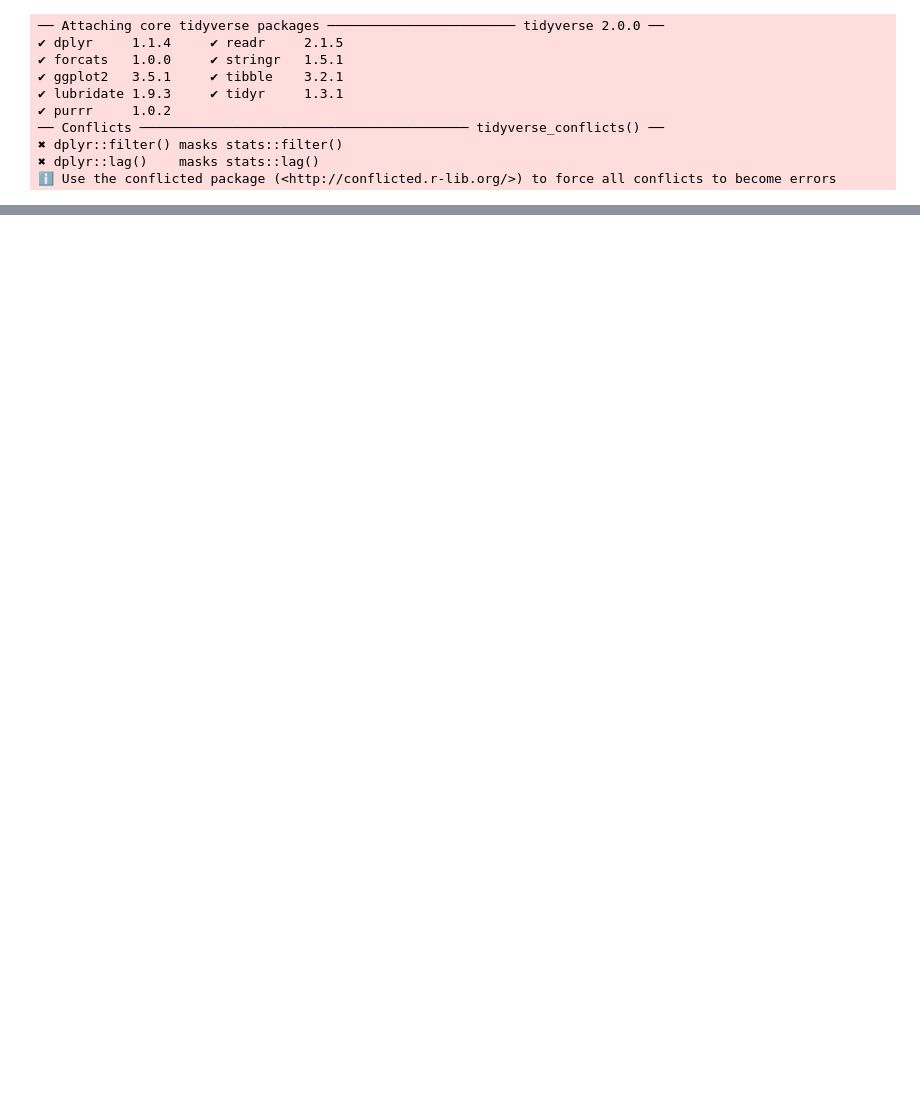
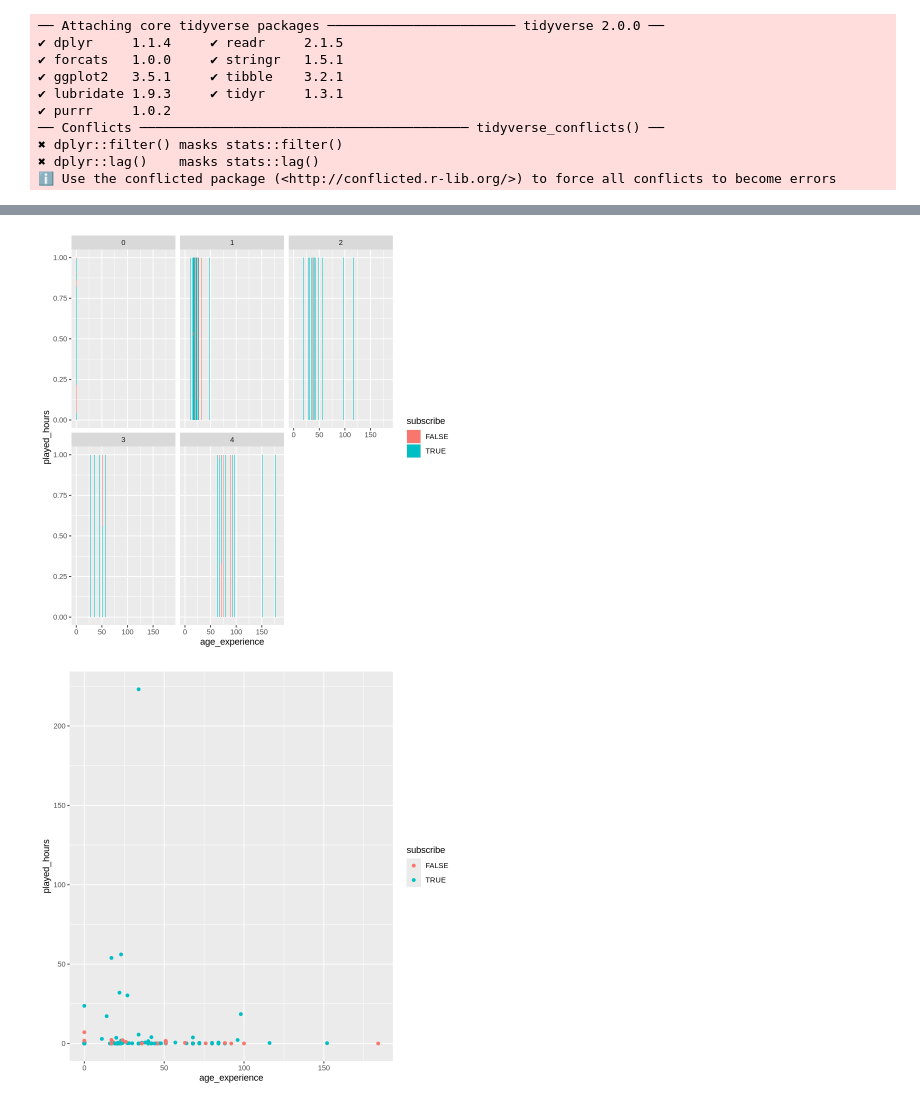
Before and after one commit to cynthiawei12-hub/DSCI100Individual, a Jupyter notebook: DSCIProjectInidividual.ipynb, the cells around one changed output, grey strips where cells are left out. Drawn from its saved outputs; the diff is of its cells as text; code cells hidden in the pictures; blank space fills up the shorter version.

```diff
--- a/DSCIProjectInidividual.ipynb
+++ b/DSCIProjectInidividual.ipynb
@@ -49,0 +128,25 @@ A spec_tbl_df: 196 × 7
+# %%
+#player's proportions by experience
+player_proportions_data <- players_data |>
+                        mutate(experience =recode(experience, "Amateur"=1, "Regular"=2, "Pro"=3, "Veteran"=4, .default=0)) |>
+                        filter (gender=="Male" |gender=="Female") |>
+                        mutate(age_experience=Age*experience)
+
+player_proportions_viz <-player_proportions_data |>
+                        ggplot (aes (x=age_experience, y=played_hours, fill=subscribe, group=gender)) +
+                        geom_bar (stat="identity",position="fill", na.rm=TRUE) +
+                        facet_wrap(~experience)
+player_proportions_viz
+
+#Regular Players graph
+regular_graph <- player_proportions_data |>
+                    filter(gender=="Male") |>
+                    ggplot (aes (x=age_experience, y=played_hours, colour=subscribe)) +
+                    geom_point ()
+regular_graph
+
+
+#- try grouping by experience level
+# %% [output]
+[figure, added]
+[figure, added]
```
Also changed, not shown: parts of 2 cells of this notebook, 1 other file.
